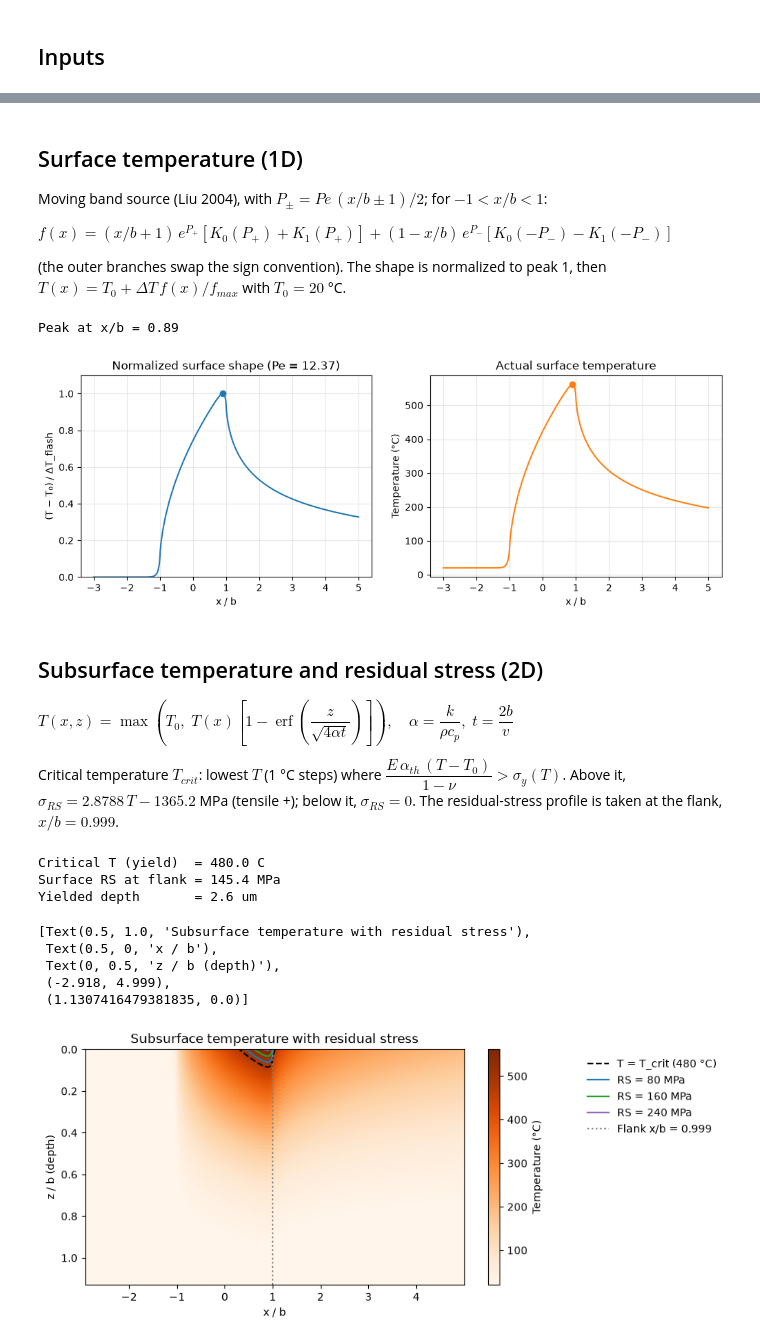
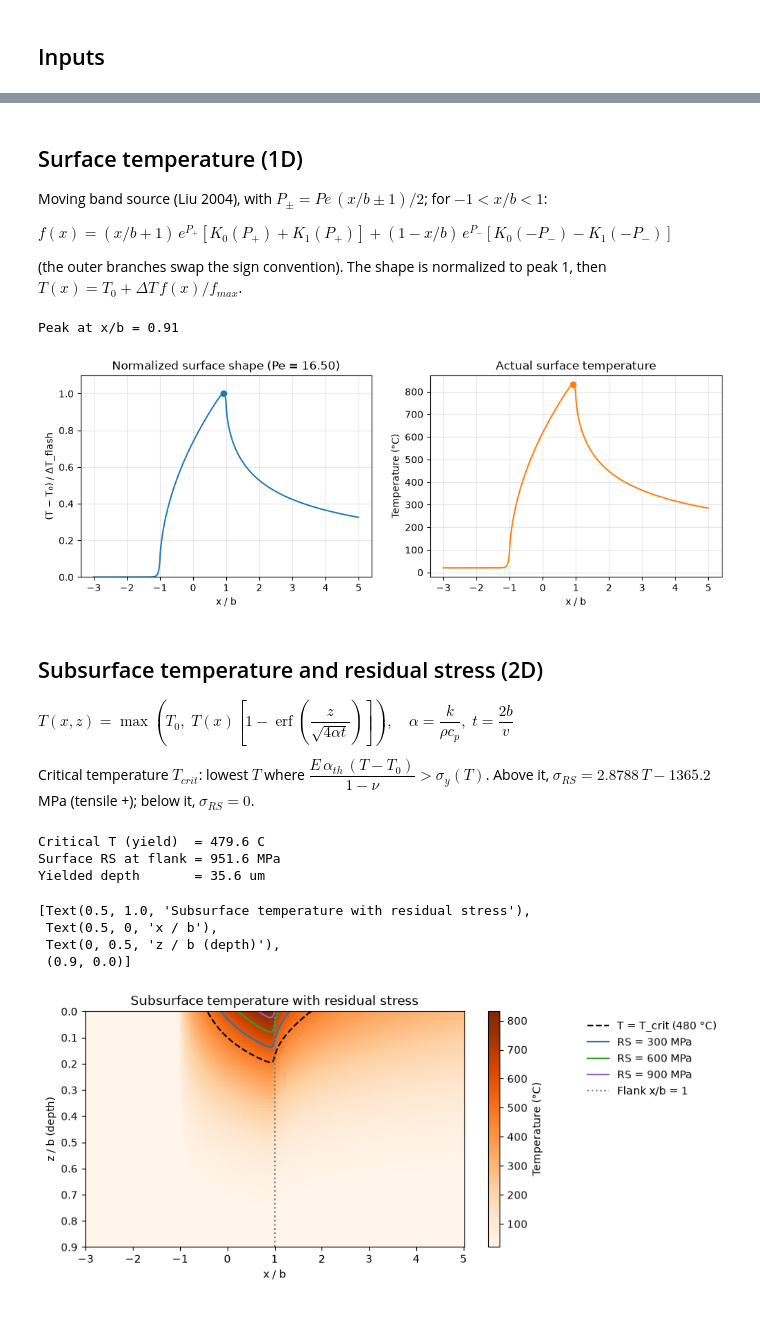
Before and after one commit to Ixiandesign/ME699_Cutting_Model, a Jupyter notebook: cutting_model.ipynb, the cells around one changed output, grey strips where cells are left out. Drawn from its saved outputs; the diff is of its cells as text; code cells hidden in the pictures; blank space fills up the shorter version.

```diff
--- a/cutting_model.ipynb
+++ b/cutting_model.ipynb
@@ -52,0 +15,8 @@ Both chains run five passes, re-evaluating $k$, $c_p$ at each pass's temperature
+# %%
+v_m_min = 60.0   # cutting speed (m/min)
+h_mm    = 0.05   # feed / uncut chip thickness (mm)
+b_um    = 200.0  # contact half-width b (um); contact length = 2b
+w_mm    = 3.0    # width of cut (mm)
+T0      = 20.0   # ambient temperature (deg C)
+
+SWEEP_FEEDS = (0.01, 0.05, 0.10)  # feeds (mm) for the flash-temperature-vs-speed lines
@@ -52,0 +27,4 @@ Both chains run five passes, re-evaluating $k$, $c_p$ at each pass's temperature
+# %%
+Fc = float(kienzle_force(h_mm, w_mm))
+print(f"Kienzle C = {KIENZLE_TI64[0]}, n = {KIENZLE_TI64[1]}")
+print(f"Fc = {Fc:.1f} N")
@@ -87,66 +72,59 @@ Moving band source (Liu 2004), with $P_\pm = Pe\,(x/b \pm 1)/2$; for $-1 < x/b <
 
 $f(x) = (x/b+1)\,e^{P_+}\left[K_0(P_+) + K_1(P_+)\right] + (1-x/b)\,e^{P_-}\left[K_0(-P_-) - K_1(-P_-)\right]$
 
-(the outer branches swap the sign convention). The shape is normalized to peak 1, then $T(x) = T_0 + \Delta T\, f(x)/f_{max}$ with $T_0 = 20$ °C.
+(the outer branches swap the sign convention). The shape is normalized to peak 1, then $T(x) = T_0 + \Delta T\, f(x)/f_{max}$.
 # %%
 fig, (a1, a2) = plt.subplots(1, 2, figsize=(12, 3.8))
-a1.plot(s.x_over_b, s.shape)
-a1.plot(s.peak_x_over_b, 1.0, "o", color="C0")
+a1.plot(r.x_over_b, r.shape)
+a1.plot(r.peak_x_over_b, 1.0, "o", color="C0")
 a1.set(title=f"Normalized surface shape (Pe = {r.Pe:.2f})", xlabel="x / b", ylabel="(T − T₀) / ΔT_flash", ylim=(0, 1.1))
-a2.plot(s.x_over_b, s.T_surface_C, color="C1")
-a2.plot(s.peak_x_over_b, s.peak_surface_C, "o", color="C1")
+a2.plot(r.x_over_b, r.T_actual_C, color="C1")
+a2.plot(r.peak_x_over_b, T0 + r.T_flash, "o", color="C1")
 a2.set(title="Actual surface temperature", xlabel="x / b", ylabel="Temperature (°C)")
 for a in (a1, a2):
     a.grid(alpha=0.3)
-print(f"Peak at x/b = {s.peak_x_over_b:.2f}")
+print(f"Peak at x/b = {r.peak_x_over_b:.2f}")
 # %% [output]
-Peak at x/b = 0.89
+Peak at x/b = 0.91
-[figure, old version]
+[figure, new version]
 # %% [markdown]
 ## Subsurface temperature and residual stress (2D)
 
 $T(x, z) = \max\!\left(T_0,\; T(x)\left[1 - \operatorname{erf}\!\left(\dfrac{z}{\sqrt{4\alpha t}}\right)\right]\right),\quad \alpha = \dfrac{k}{\rho c_p},\; t = \dfrac{2b}{v}$
 
-Critical temperature $T_{crit}$: lowest $T$ (1 °C steps) where $\dfrac{E\,\alpha_{th}\,(T - T_0)}{1-\nu} > \sigma_y(T)$. Above it, $\sigma_{RS} = 2.8788\,T - 1365.2$ MPa (tensile +); below it, $\sigma_{RS} = 0$. The residual-stress profile is taken at the flank, $x/b = 0.999$.
+Critical temperature $T_{crit}$: lowest $T$ where $\dfrac{E\,\alpha_{th}\,(T - T_0)}{1-\nu} > \sigma_y(T)$. Above it, $\sigma_{RS} = 2.8788\,T - 1365.2$ MPa (tensile +); below it, $\sigma_{RS} = 0$.
 # %%
-Tc = s.T_critical_C
-rs_field = residual_stress(s.T_field_C, Tc)
-yielded = s.z_over_b[s.residual_stress_MPa > 0]
+X = np.linspace(-3.0, 5.0, 300)
+Z = 4.0 * np.linspace(0.0, 1.0, 200) ** 2   # fine near the surface, where RS lives
+r2 = solve_2d(v_m_min, Fc, w_mm, b_um, T0, x_over_b=X, z_over_b=Z)
+Tc = r2.T_critical_C
+rs_field = residual_stress(r2.T_field_C, Tc)
+yielded = r2.z_over_b[r2.residual_stress_MPa > 0]
 
 print(f"Critical T (yield)  = {Tc:.1f} C")
-print(f"Surface RS at flank = {s.residual_stress_MPa[0]:.1f} MPa")
-print(f"Yielded depth       = {yielded.max() * r.b * 1e6 if yielded.size else 0:.1f} um")
-
-# crop to where the field is noticeably above ambient
-rise = s.T_field_C - s.T_field_C.min()
-hot = rise > 0.02 * rise.max()
-x_hot, z_hot = s.x_over_b[hot.any(axis=0)], s.z_over_b[hot.any(axis=1)]
-pad = max(0.3 * (x_hot.max() - x_hot.min()), 0.5)
-x_lo, x_hi = max(x_hot.min() - pad, s.x_over_b[0]), min(x_hot.max() + pad, s.x_over_b[-1])
-z_hi = min(max(1.3 * z_hot.max(), 0.15), s.z_over_b[-1])
+print(f"Surface RS at flank = {r2.residual_stress_MPa[0]:.1f} MPa")
+print(f"Yielded depth       = {yielded.max() * b_um if yielded.size else 0:.1f} um")
 
 fig, ax = plt.subplots(figsize=(8, 4))
-mesh = ax.pcolormesh(s.x_over_b, s.z_over_b, s.T_field_C, cmap="Oranges", shading="auto")
+mesh = ax.pcolormesh(X, Z, r2.T_field_C, cmap="Oranges", shading="auto")
 fig.colorbar(mesh, ax=ax, label="Temperature (°C)")
 if rs_field.max() > 0:
-    ax.contour(s.x_over_b, s.z_over_b, s.T_field_C, levels=[Tc], colors="k", linestyles="dashed")
+    ax.contour(X, Z, r2.T_field_C, levels=[Tc], colors="k", linestyles="dashed")
     ax.plot([], [], "k--", label=f"T = T_crit ({Tc:.0f} °C)")
     for color, level in zip(["C0", "C2", "C4", "C9"], MaxNLocator(4).tick_values(0, rs_field.max())[1:-1]):
-        ax.contour(s.x_over_b, s.z_over_b, rs_field, levels=[level], colors=[color])
+        ax.contour(X, Z, rs_field, levels=[level], colors=[color])
         ax.plot([], [], color=color, label=f"RS = {level:.0f} MPa")
-ax.axvline(s.flank_x_over_b, color="gray", ls=":")
-ax.plot([], [], ":", color="gray", label=f"Flank x/b = {s.flank_x_over_b:g}")
+ax.axvline(1.0, color="gray", ls=":")
+ax.plot([], [], ":", color="gray", label="Flank x/b = 1")
 ax.legend(loc="upper left", bbox_to_anchor=(1.3, 1.0), frameon=False)
-ax.set(title="Subsurface temperature with residual stress", xlabel="x / b", ylabel="z / b (depth)",
-       xlim=(x_lo, x_hi), ylim=(z_hi, 0))
+ax.set(title="Subsurface temperature with residual stress", xlabel="x / b", ylabel="z / b (depth)", ylim=(0.9, 0))
 # %% [output]
-Critical T (yield)  = 480.0 C
-Surface RS at flank = 145.4 MPa
-Yielded depth       = 2.6 um
+Critical T (yield)  = 479.6 C
+Surface RS at flank = 951.6 MPa
+Yielded depth       = 35.6 um
 [Text(0.5, 1.0, 'Subsurface temperature with residual stress'),
  Text(0.5, 0, 'x / b'),
  Text(0, 0.5, 'z / b (depth)'),
- (-2.918, 4.999),
- (1.1307416479381835, 0.0)]
+ (0.9, 0.0)]
-[figure, old version]
+[figure, new version]
 # %%
```
Also changed, not shown: parts of 15 cells of this notebook, 4 other files.
